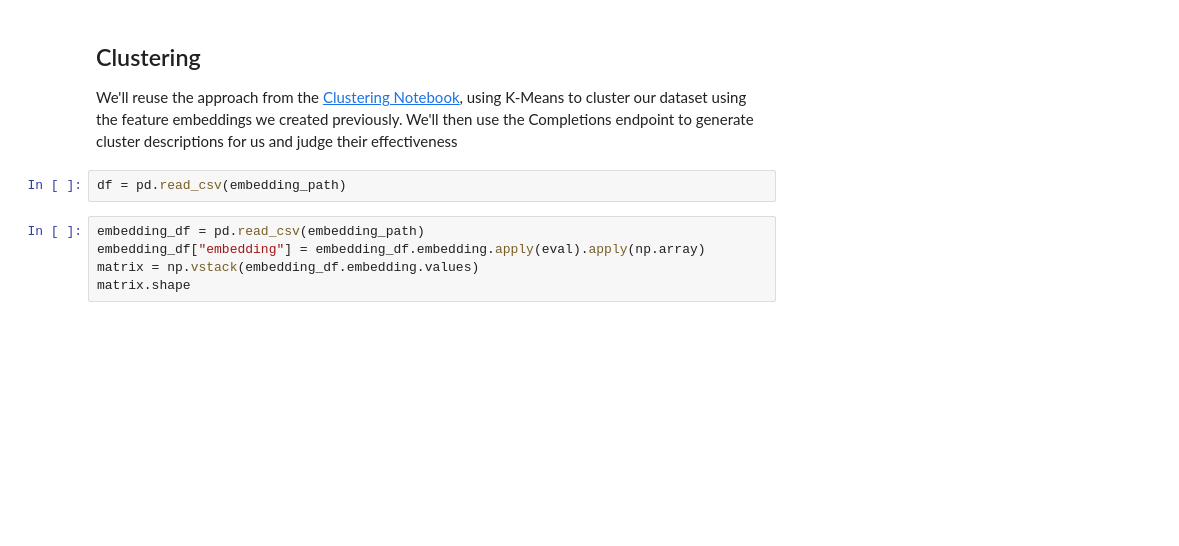
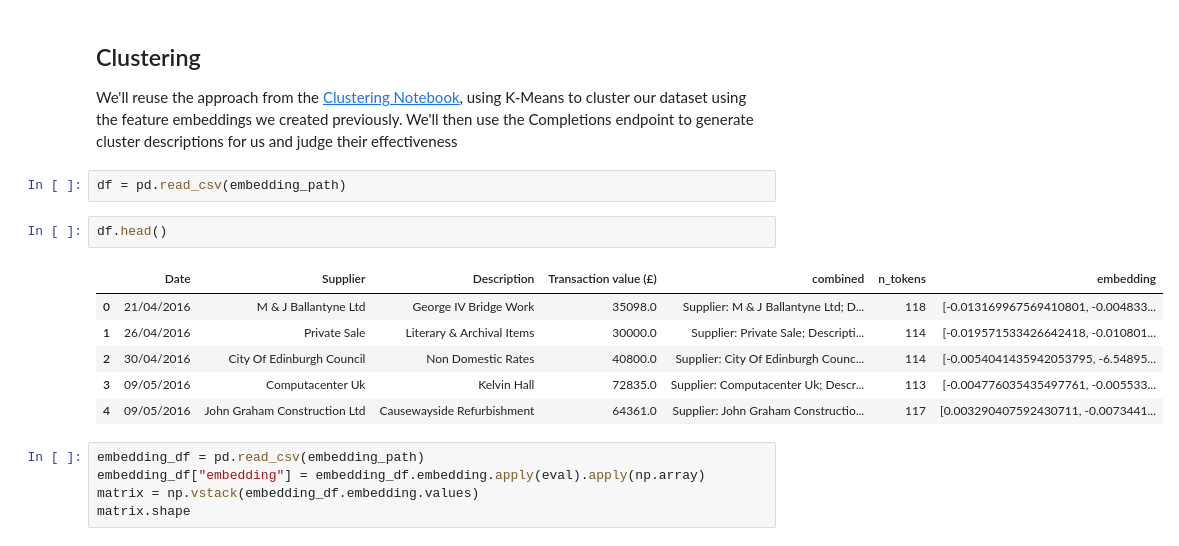
Before and after one commit to iyerk-ml/openai-cookbook, a Jupyter notebook: examples/Clustering_for_transaction_classification.ipynb, the cells around one changed output. Saved outputs shown, nothing was run; the diff lists cells and outputs as text; blank space fills up the shorter version.

```diff
--- a/examples/Clustering_for_transaction_classification.ipynb
+++ b/examples/Clustering_for_transaction_classification.ipynb
@@ -36,6 +36,15 @@ embedding_path = "data/library_transactions_with_embeddings_359.csv"
 We'll reuse the approach from the [Clustering Notebook](Clustering.ipynb), using K-Means to cluster our dataset using the feature embeddings we created previously. We'll then use the Completions endpoint to generate cluster descriptions for us and judge their effectiveness
 # %%
 df = pd.read_csv(embedding_path)
+# %%
+df.head()
+# %% [output]
+|  | Date | Supplier | Description | Transaction value (£) | combined | n_tokens | embedding |
+| 0 | 21/04/2016 | M & J Ballantyne Ltd | George IV Bridge Work | 35098.0 | Supplier: M & J Ballantyne Ltd; D... | 118 | [-0.013169967569410801, -0.004833... |
+| 1 | 26/04/2016 | Private Sale | Literary & Archival Items | 30000.0 | Supplier: Private Sale; Descripti... | 114 | [-0.019571533426642418, -0.010801... |
+| 2 | 30/04/2016 | City Of Edinburgh Council | Non Domestic Rates | 40800.0 | Supplier: City Of Edinburgh Counc... | 114 | [-0.0054041435942053795, -6.54895... |
+| 3 | 09/05/2016 | Computacenter Uk | Kelvin Hall | 72835.0 | Supplier: Computacenter Uk; Descr... | 113 | [-0.004776035435497761, -0.005533... |
+| 4 | 09/05/2016 | John Graham Construction Ltd | Causewayside Refurbishment | 64361.0 | Supplier: John Graham Constructio... | 117 | [0.003290407592430711, -0.0073441... |
 # %%
 embedding_df = pd.read_csv(embedding_path)
 embedding_df["embedding"] = embedding_df.embedding.apply(eval).apply(np.array)
```
Also changed, not shown: parts of 1 cell of this notebook, 2 other files.
